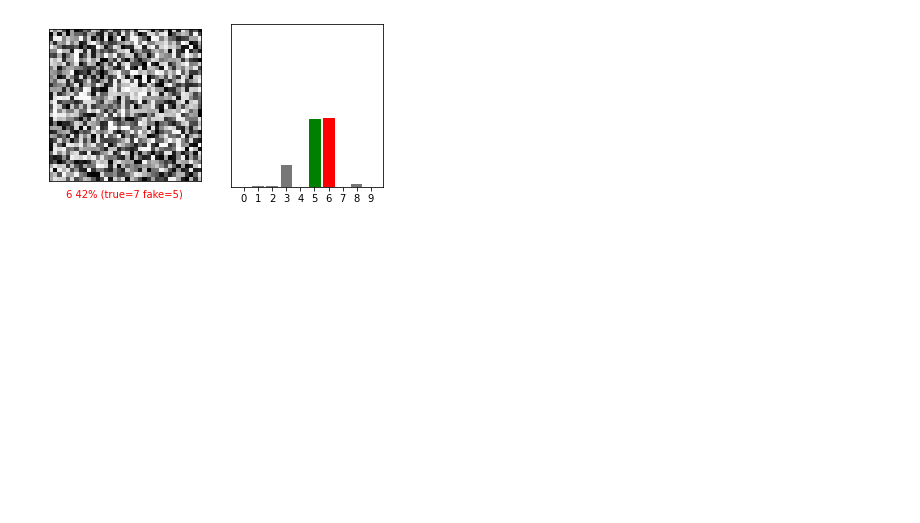
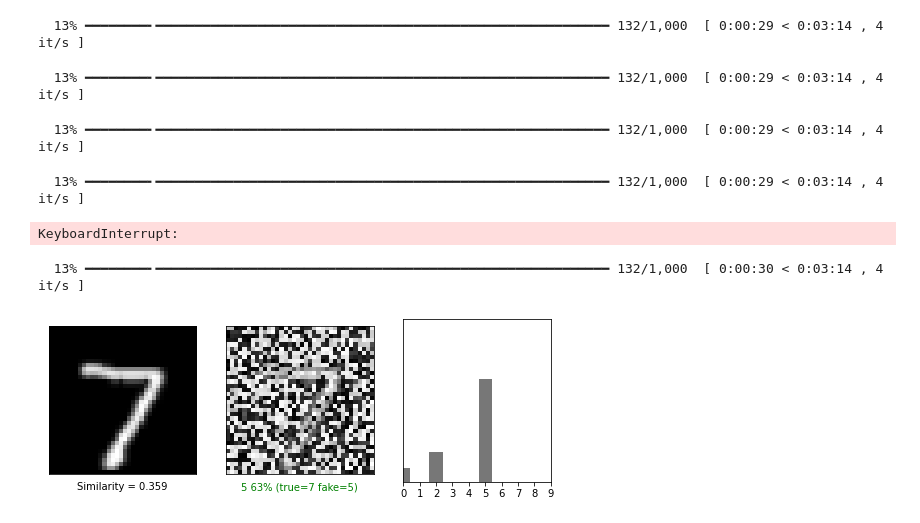
Before and after one commit to RajatSethi2001/ImageMorph, a Jupyter notebook: MorphNotebook.ipynb, the cells around one changed output. Saved outputs shown, nothing was run; the diff lists cells and outputs as text; code cells hidden in the pictures; blank space fills up the shorter version.

```diff
--- a/MorphNotebook.ipynb
+++ b/MorphNotebook.ipynb
@@ -1,35 +1,51 @@
 # %%
 import cv2
 import numpy as np
 import tensorflow as tf
 from MorphEnv import MorphEnv
 from os.path import exists
 from tensorflow.keras import datasets, layers, models
 from stable_baselines3 import PPO, TD3
 from stable_baselines3.common.env_checker import check_env
-from stable_baselines3.common.noise import NormalActionNoise
+from stable_baselines3.common.noise import NormalActionNoise, OrnsteinUhlenbeckActionNoise
 
 model_victim = models.load_model('mnist')
 
 img = cv2.resize(cv2.imread("Original.png", 0), (36, 36)).reshape(36, 36, 1)
 img_label = 7
 outcome = 5
 
 env = MorphEnv(model_victim, img, img_label, outcome)
-model_name = "MorphPPO.zip"
+model_name = "MorphTD3.zip"
 
 policy_name = "CnnPolicy"
+buffer_size=200000
 n_timesteps = 1000
-n_steps = 128
+learning_starts = 10000
+batch_size = 256
 
-model_attack = PPO(policy_name, env, n_steps=n_steps, verbose=0)
+n_actions = env.action_space.shape
+action_noise = OrnsteinUhlenbeckActionNoise(np.zeros(n_actions), np.ones(n_actions) * 0.5)
+
+model_attack = TD3(policy_name, env=env, buffer_size=buffer_size, learning_starts=learning_starts, batch_size=batch_size, action_noise=action_noise, verbose=0)
+
+input("Start Training")
+
+if (exists(f"{model_name}")):
+    model_attack.set_parameters(model_name)
 
 done = False
 while not done:
-    model_attack.learn(n_timesteps)
+    model_attack.learn(n_timesteps, progress_bar=True)
     model_attack.save(model_name)
     keep_training = input("Do you want to continue? [Y/N]: ")
     if keep_training not in "yY":
         done = True
 # %% [output]
+  13% ━━━━━━━━╸━━━━━━━━━━━━━━━━━━━━━━━━━━━━━━━━━━━━━━━━━━━━━━━━━━━━━━━━━━ 132/1,000  [ 0:00:29 < 0:03:14 , 4 it/s ]
+  13% ━━━━━━━━╸━━━━━━━━━━━━━━━━━━━━━━━━━━━━━━━━━━━━━━━━━━━━━━━━━━━━━━━━━━ 132/1,000  [ 0:00:29 < 0:03:14 , 4 it/s ]
+  13% ━━━━━━━━╸━━━━━━━━━━━━━━━━━━━━━━━━━━━━━━━━━━━━━━━━━━━━━━━━━━━━━━━━━━ 132/1,000  [ 0:00:29 < 0:03:14 , 4 it/s ]
+  13% ━━━━━━━━╸━━━━━━━━━━━━━━━━━━━━━━━━━━━━━━━━━━━━━━━━━━━━━━━━━━━━━━━━━━ 132/1,000  [ 0:00:29 < 0:03:14 , 4 it/s ]
+KeyboardInterrupt:
+  13% ━━━━━━━━╸━━━━━━━━━━━━━━━━━━━━━━━━━━━━━━━━━━━━━━━━━━━━━━━━━━━━━━━━━━ 132/1,000  [ 0:00:30 < 0:03:14 , 4 it/s ]
-[figure, old version]
+[figure, new version]
```
Also changed, not shown: 8 other files.
